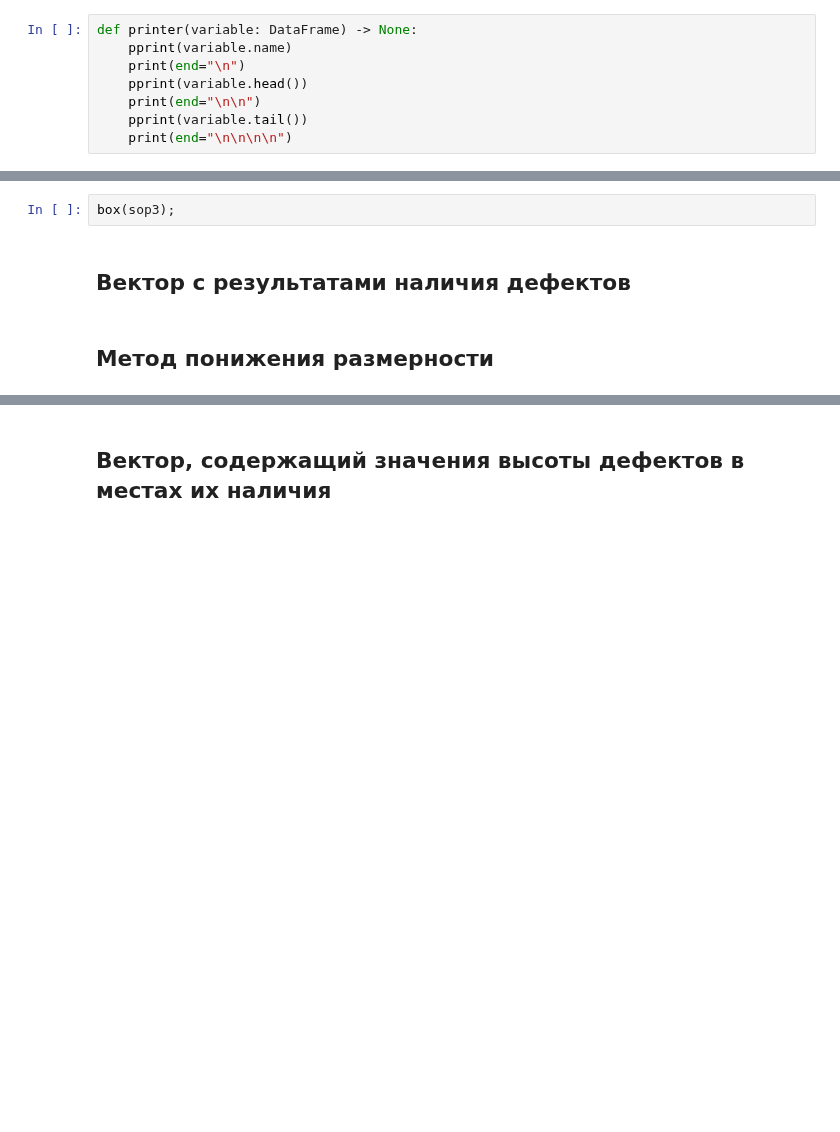
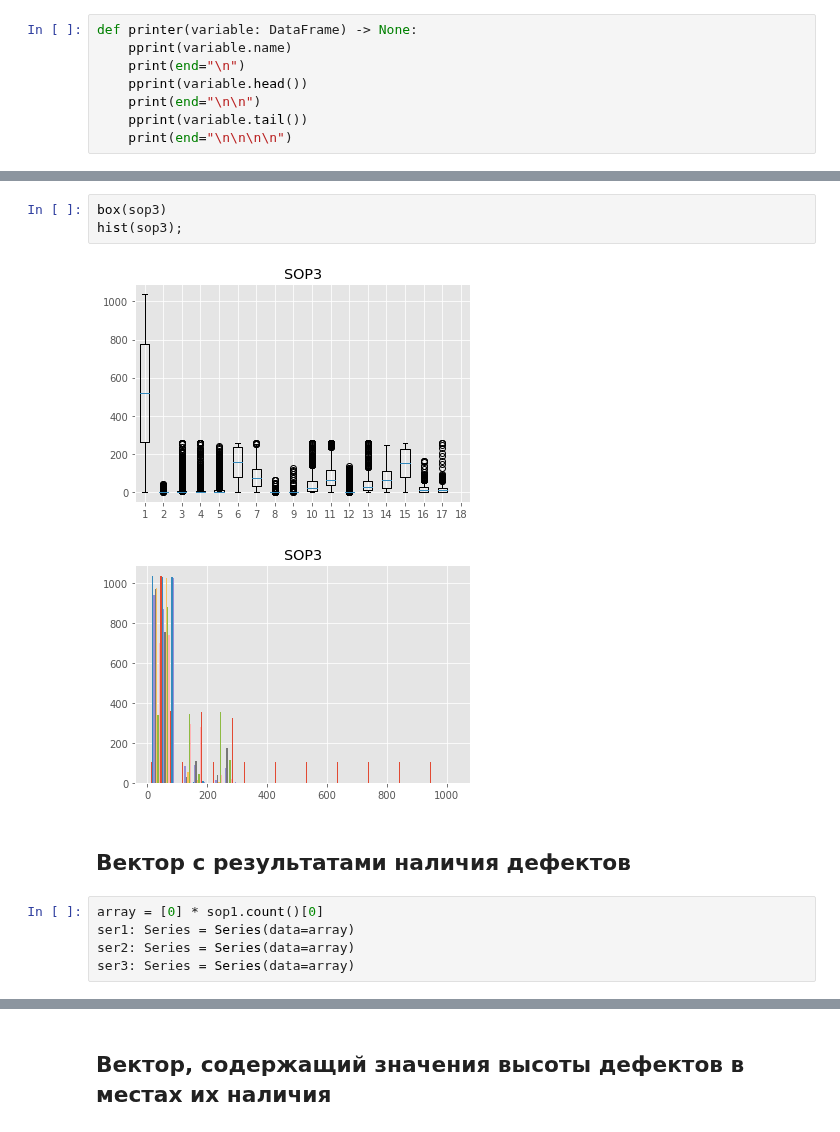
Before and after one commit to Teosof/mlearning, a Jupyter notebook: lab6/Liskunov_Roman_lab6.ipynb, the cells around one changed output, grey strips where cells are left out. Cells and saved outputs as stored; diff of their text form; blank space fills up the shorter version.

```diff
--- a/lab6/Liskunov_Roman_lab6.ipynb
+++ b/lab6/Liskunov_Roman_lab6.ipynb
@@ -138,6 +241,13 @@ box(sop2);
 # %%
-box(sop3);
+box(sop3)
+hist(sop3);
+# %% [output]
+[figure, added]
+[figure, added]
 # %% [markdown]
 ## Вектор с результатами наличия дефектов
-# %% [markdown]
-## Метод понижения размерности
+# %%
+array = [0] * sop1.count()[0]
+ser1: Series = Series(data=array)
+ser2: Series = Series(data=array)
+ser3: Series = Series(data=array)
```
Also changed, not shown: parts of 33 cells of this notebook.
